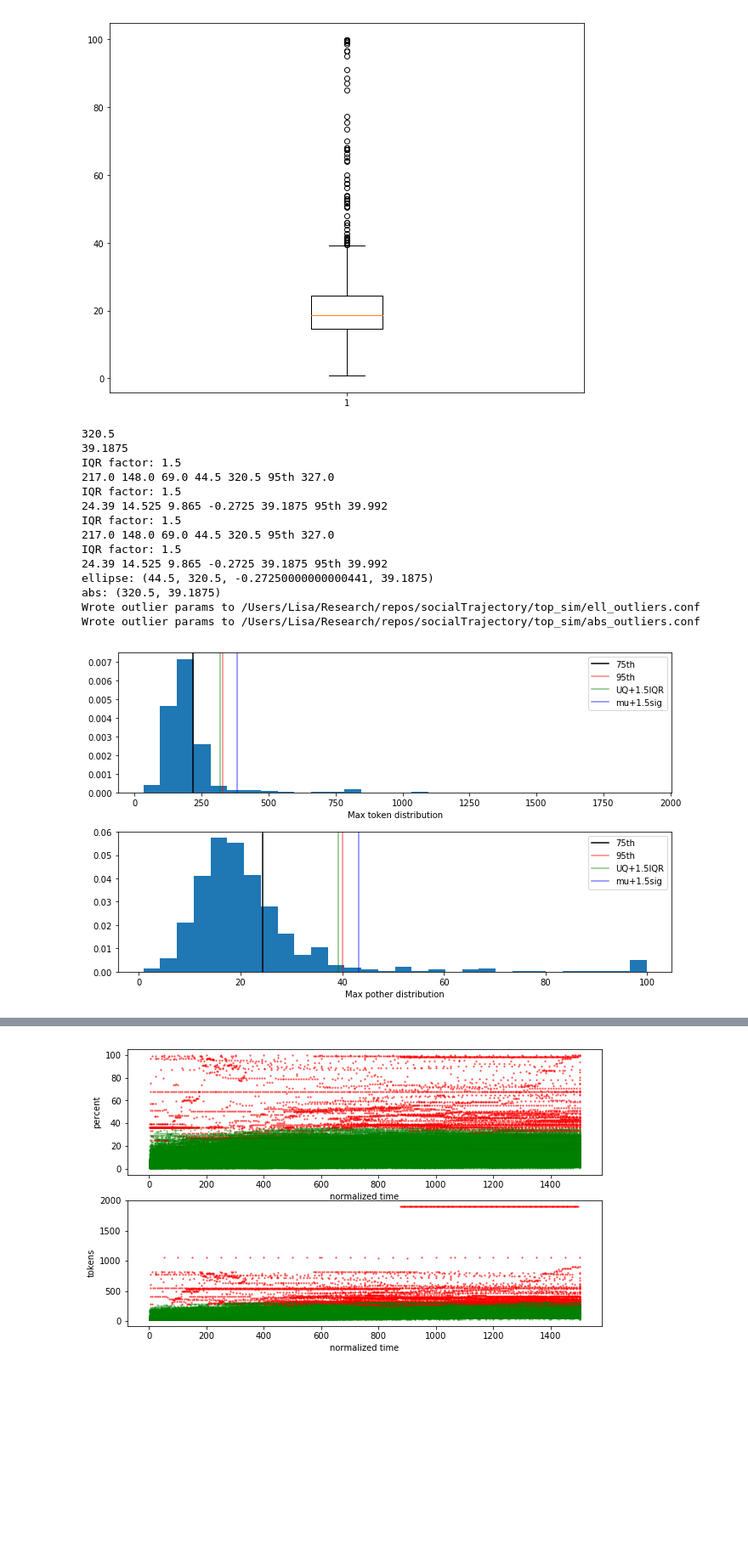
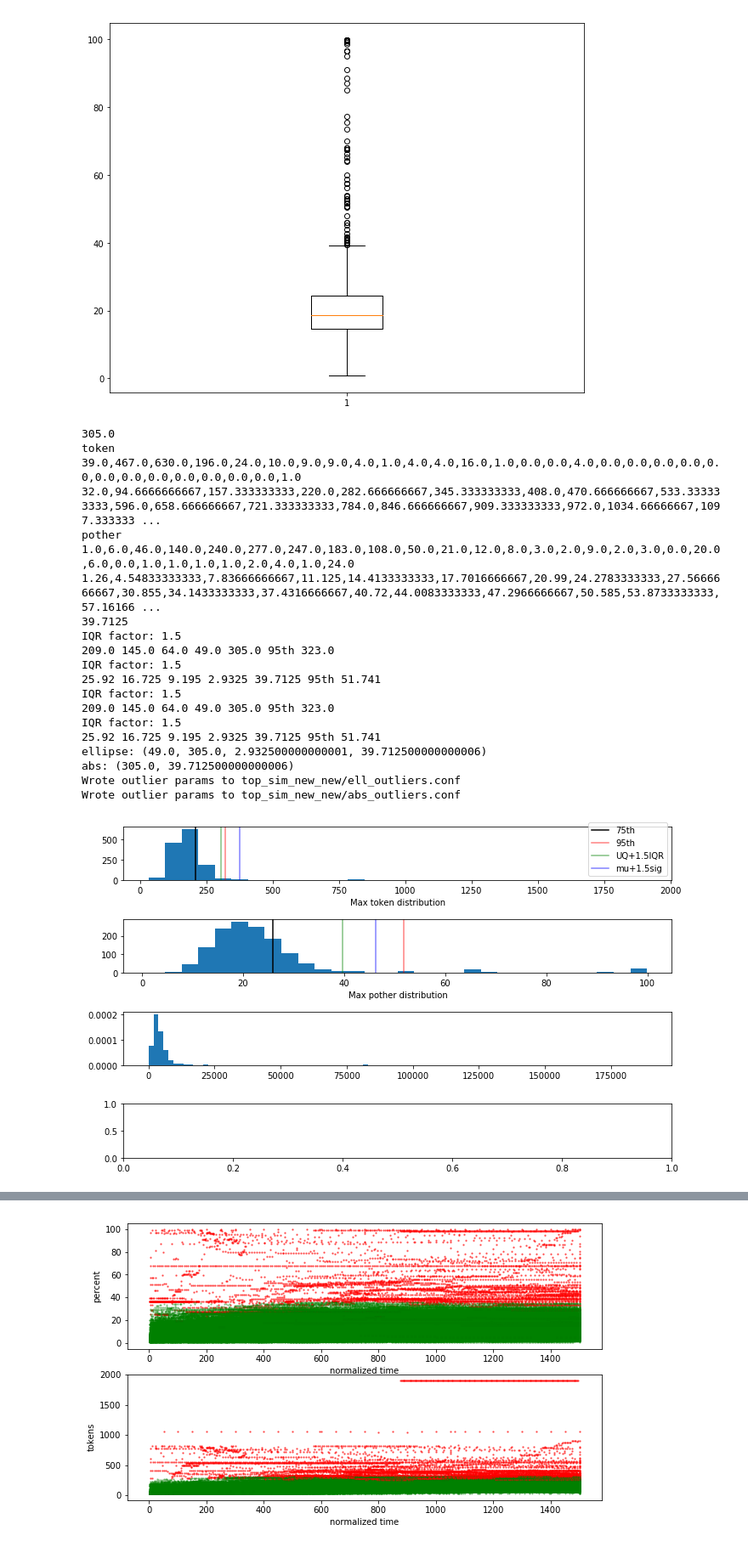
Before and after one commit to chrispiech/SocialTrajectory, a Jupyter notebook: outliers.ipynb, the cells around one changed output, grey strips where cells are left out. Shown at 85% size. Saved outputs shown, nothing was run; the diff lists cells and outputs as text; code cells hidden in the pictures; blank space fills up the shorter version.

```diff
--- a/outliers.ipynb
+++ b/outliers.ipynb
@@ -19,3 +19,6 @@ plt.rcParams['image.cmap'] = 'gray'
 # see http://stackoverflow.com/questions/1907993/autoreload-of-modules-in-ipython
 %load_ext autoreload
 %autoreload 2
+
+sim_dir = os.path.join('/'.join(sim_dir.split('/')[:-1]), 'top_sim_new_new')
+print "Using directory:", sim_dir
@@ -26,7 +33,8 @@ year_qs = ['2012_1', '2013_1', '2014_1']
 field_ys = ['pself', 'pother', 'token']
 top_sims = {}
 for year_q in year_qs:
-    top_sims_year_q = load_top_sims(year_q)
+    top_sims_year_q = load_top_sims(year_q, sim_dir=sim_dir)
     preprocess_top_sims(top_sims_year_q)
     top_sims.update(top_sims_year_q)
+print len(top_sims.keys())
 # %% [output]
@@ -103,47 +388,63 @@ plt.boxplot(max_pothers)
 # %%
 
 
-fig, axs = plt.subplots(2,1, figsize=(10, 6))
-axs[0].hist(max_tokens, bins=30, normed=1)
+fig, axs = plt.subplots(4,1, figsize=(10, 6))
+bin1 = axs[0].hist(max_tokens, bins=30)
 axs[0].axvline(x=np.percentile(max_tokens, 75), c='k',label='75th')
 axs[0].axvline(x=np.percentile(max_tokens, 95), c='r', alpha=0.5,label='95th')
 print np.percentile(max_tokens, 75) + 1.5*(np.percentile(max_tokens,75) - np.percentile(max_tokens,25))
 axs[0].axvline(x=np.percentile(max_tokens, 75) + 1.5*(np.percentile(max_tokens,75) - np.percentile(max_tokens,25)),c='g', alpha=0.5,label='UQ+1.5IQR')
 axs[0].axvline(x=1.5*np.std(max_tokens)+np.mean(max_tokens), c='b', alpha=0.5,label='mu+1.5sig')
 axs[0].set_xlabel('Max token distribution')
 axs[0].legend()
-axs[1].hist(max_pothers, bins=30, normed=1)
+bin2 = axs[1].hist(max_pothers, bins=30)
+print "token"
+print ','.join(map(str, bin1[0].tolist()))
+print ','.join(map(str, bin1[1].tolist()))
+print "pother"
+print ','.join(map(str, bin2[0].tolist()))
+print ','.join(map(str, bin2[1].tolist()))
+#, bin1[1].tolist()
+#print bin2[0].tolist(), bin2[1].tolist()
 axs[1].axvline(x=np.percentile(max_pothers, 75), c='k',label='75th')
 axs[1].axvline(x=np.percentile(max_pothers, 95), c='r', alpha=0.5,label='95th')
 print np.percentile(max_pothers, 75) + 1.5*(np.percentile(max_pothers,75) - np.percentile(max_pothers,25))
 axs[1].axvline(x=np.percentile(max_pothers, 75) + 1.5*(np.percentile(max_pothers,75) - np.percentile(max_pothers,25)),c='g', alpha=0.5,label='UQ+1.5IQR')
 axs[1].axvline(x=1.5*np.std(max_pothers)+np.mean(max_pothers), c='b', alpha=0.5,label='mu+1.5sig')
 axs[1].set_xlabel('Max pother distribution')
-axs[1].legend()
+#axs[1].legend()
+axs[2].hist(max_pothers*max_tokens, bins=100, normed=1)
 fig.tight_layout()
 IQR_factor = 1.5
 coords_ell = get_ellipse_coords(max_tokens, max_pothers, factor=IQR_factor)
 coords_abs = get_abs_coords(max_tokens, max_pothers, factor=IQR_factor)
 print "ellipse:", coords_ell
 print "abs:", coords_abs
-save_ell_params(coords_ell)
-save_abs_params(coords_abs)
+save_ell_params(coords_ell, sim_dir=sim_dir)
+save_abs_params(coords_abs,sim_dir=sim_dir)
+#print '\n'.join(['%s,%s' % (max_pothers[i], max_tokens[i]) for i in range(len(max_pothers))])
 # %% [output]
-320.5
-39.1875
+305.0
+token
+39.0,467.0,630.0,196.0,24.0,10.0,9.0,9.0,4.0,1.0,4.0,4.0,16.0,1.0,0.0,0.0,4.0,0.0,0.0,0.0,0.0,0.0,0.0,0.0,0.0,0.0,0.0,0.0,0.0,1.0
+32.0,94.6666666667,157.333333333,220.0,282.666666667,345.333333333,408.0,470.666666667,533.333333333,596.0,658.666666667,721.333333333,784.0,846.666666667,909.333333333,972.0,1034.66666667,1097.333333 ...
+pother
+1.0,6.0,46.0,140.0,240.0,277.0,247.0,183.0,108.0,50.0,21.0,12.0,8.0,3.0,2.0,9.0,2.0,3.0,0.0,20.0,6.0,0.0,1.0,1.0,1.0,1.0,2.0,4.0,1.0,24.0
+1.26,4.54833333333,7.83666666667,11.125,14.4133333333,17.7016666667,20.99,24.2783333333,27.5666666667,30.855,34.1433333333,37.4316666667,40.72,44.0083333333,47.2966666667,50.585,53.8733333333,57.16166 ...
+39.7125
 IQR factor: 1.5
-217.0 148.0 69.0 44.5 320.5 95th 327.0
+209.0 145.0 64.0 49.0 305.0 95th 323.0
 IQR factor: 1.5
-24.39 14.525 9.865 -0.2725 39.1875 95th 39.992
+25.92 16.725 9.195 2.9325 39.7125 95th 51.741
 IQR factor: 1.5
-217.0 148.0 69.0 44.5 320.5 95th 327.0
+209.0 145.0 64.0 49.0 305.0 95th 323.0
 IQR factor: 1.5
-24.39 14.525 9.865 -0.2725 39.1875 95th 39.992
-ellipse: (44.5, 320.5, -0.27250000000000441, 39.1875)
-abs: (320.5, 39.1875)
-Wrote outlier params to /Users/Lisa/Research/repos/socialTrajectory/top_sim/ell_outliers.conf
-Wrote outlier params to /Users/Lisa/Research/repos/socialTrajectory/top_sim/abs_outliers.conf
+25.92 16.725 9.195 2.9325 39.7125 95th 51.741
+ellipse: (49.0, 305.0, 2.932500000000001, 39.712500000000006)
+abs: (305.0, 39.712500000000006)
+Wrote outlier params to top_sim_new_new/ell_outliers.conf
+Wrote outlier params to top_sim_new_new/abs_outliers.conf
-[figure, old version]
+[figure, new version]
 # %%
 fig = plt.figure()
 ax = plt.gca()
```
Also changed, not shown: parts of 12 cells of this notebook, 8 other files.
